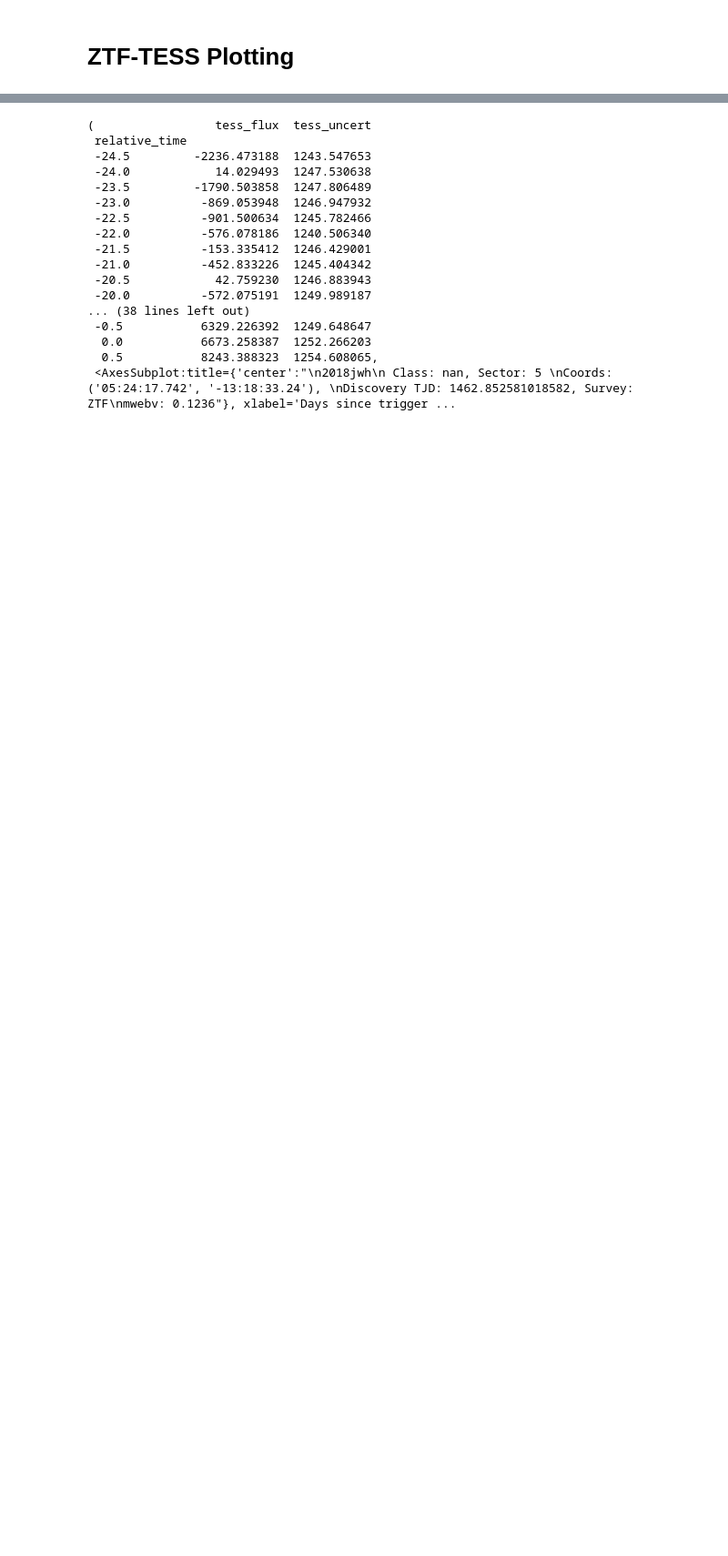
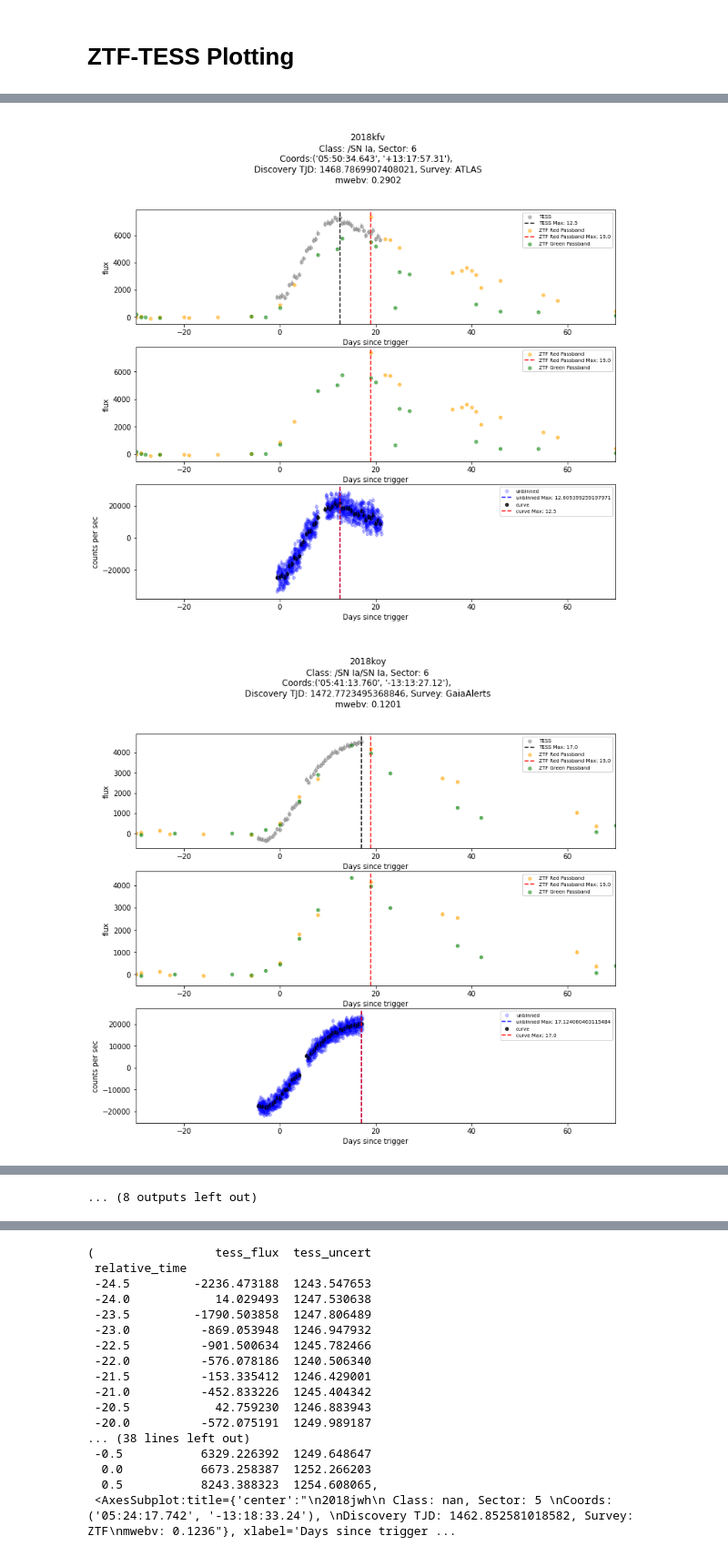
Before and after one commit to halihuang/TESSEpochTime, a Jupyter notebook: plotting.ipynb, the cells around one changed output, grey strips where cells are left out. Shown at 91% size. Drawn from its saved outputs; the diff is of its cells as text; code cells hidden in the pictures; blank space fills up the shorter version.

```diff
--- a/plotting.ipynb
+++ b/plotting.ipynb
@@ -49,0 +111,43 @@ for file in ztf_data:
+# %%
+#
+
+to_process = ["2018kfv_ZTF18acwutbr_exitcode57.csv",      "2018koy_ZTF18adaifep_exitcode0.csv",
+                  "2019bwu_ZTF19aamsjlt_exitcode61.csv", "2020dya_ZTF20aasijew_exitcode56.csv",
+                  "2020ebr_ZTF20aarjgox_exitcode56.csv", "2021abbl_ZTF21achcwnd_exitcode56.csv",
+                  "2021dsb_ZTF21aamucom_exitcode56.csv", "2021hup_ZTF21aarhnwn_exitcode0.csv",
+                  "2021rgm_ZTF21abilrxd_exitcode61.csv","2021ucq_ZTF21abouexm_exitcode56.csv",
+                  "2021xzf_ZTF21abyfxqr_exitcode56.csv", "2022dma_ZTF22aabwfss_exitcode0.csv",]
+
+parameters["optimize_scale"] = False
+for name in to_process:
+    plot_pb_seperated(name, parameters)
+
+# 2018ksr
+parameters["scale_factor"] = 80
+to_process = ["2018ksr_ZTF18adaivyd_exitcode56.csv"]
+for name in to_process:
+    plot_pb_seperated(name, parameters)
+
+# 2020fcw, 2022eat
+parameters["scale_factor"] = 180
+parameters["manual_diff_corr"] = 5000
+to_process = ["2020fcw_ZTF20aattotq_exitcode0.csv", "2022eat_ZTF22aacrugz_exitcode57.csv"]
+for name in to_process:
+    plot_pb_seperated(name, parameters)
+
+# 2022dyu, 2022eaz, 2022een
+parameters["manual_diff_corr"] = 1200
+to_process = ["2022een_ZTF22aacrwal_exitcode0.csv", "2022dyu_ZTF22aacdkzo_exitcode56.csv",
+ "2022eaz_ZTF18aahvpcy_exitcode0.csv"]
+for name in to_process:
+    plot_pb_seperated(name, parameters)
+
+# 2019bip
+parameters["scale_factor"] = 800
+parameters["manual_diff_corr"] = 6500
+to_process = ["2019bip_ZTF19aallimd_exitcode56.csv"]
+for name in to_process:
+    plot_pb_seperated(name, parameters)
+# %% [output]
+[figure, added]
+[figure, added]
@@ -49,0 +164 @@ for file in ztf_data:
+... (8 outputs left out)
```
Also changed, not shown: parts of 14 cells of this notebook, 1 other file.
